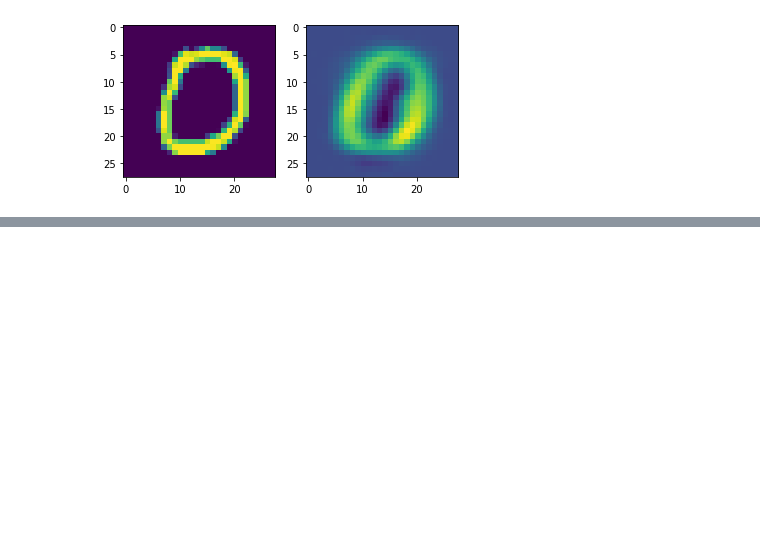
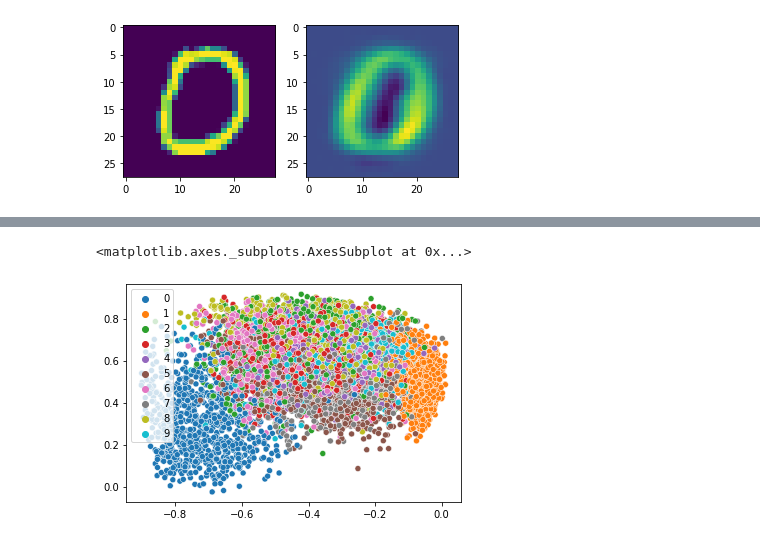
Before and after one commit to narendra974/insidedeeplearning, a Jupyter notebook: AutoEncoding.ipynb, the cells around one changed output, grey strips where cells are left out. Cells and saved outputs as stored; diff of their text form; code cells hidden in the pictures; blank space fills up the shorter version.

```diff
--- a/AutoEncoding.ipynb
+++ b/AutoEncoding.ipynb
@@ -424,0 +439,6 @@ pca_nonlinear= nn.Sequential(
+# %%
+projected, labels = encode_batch(pca_nonlinear_encode, test_data_xy)
+sns.scatterplot(x=projected[:, 0], y=projected[:, 1], hue=[str(l) for l in labels], hue_order=[str(i) for i in range(10)], legend="full")
+# %% [output]
+<matplotlib.axes._subplots.AxesSubplot at 0x...>
+[figure, added]
```
Also changed, not shown: parts of 1 cell of this notebook.
